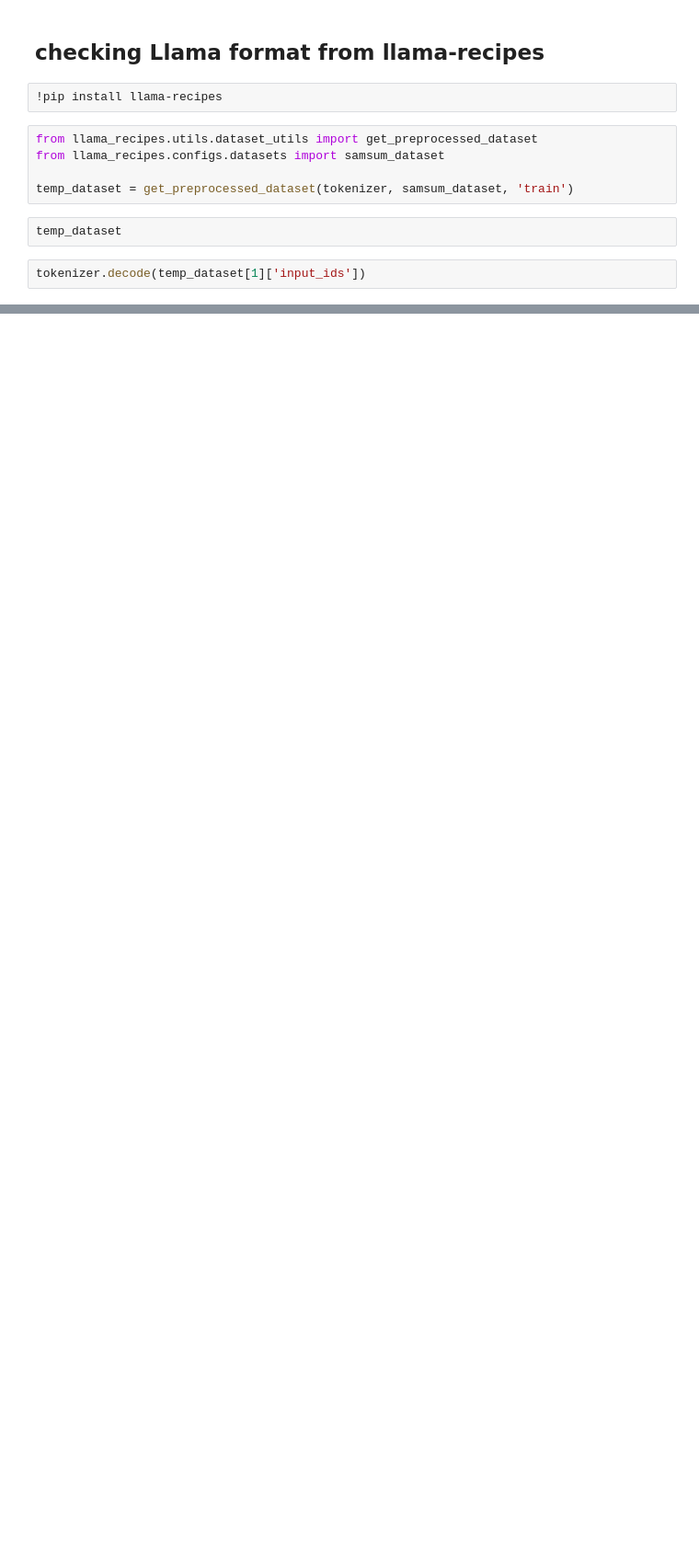
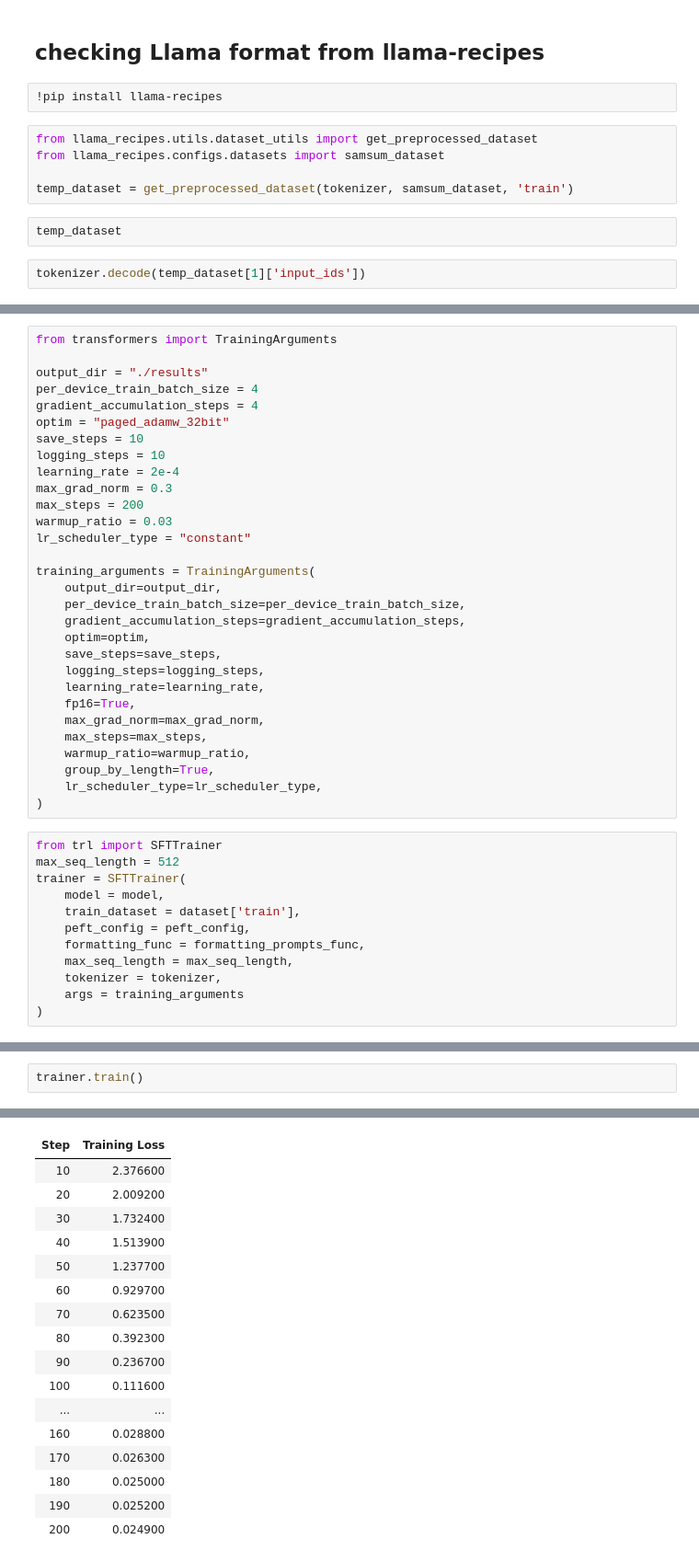
Before and after one commit to NischalSuresh/mentalHealth_chatbot, a Jupyter notebook: chatbot_finetune.ipynb, the cells around one changed output, grey strips where cells are left out. Shown at 92% size. Cells and saved outputs as stored; diff of their text form; blank space fills up the shorter version.

```diff
--- a/chatbot_finetune.ipynb
+++ b/chatbot_finetune.ipynb
@@ -101,0 +140,42 @@ tokenizer.decode(temp_dataset[1]['input_ids'])
+# %%
+from transformers import TrainingArguments
+
+output_dir = "./results"
+per_device_train_batch_size = 4
+gradient_accumulation_steps = 4
+optim = "paged_adamw_32bit"
+save_steps = 10
+logging_steps = 10
+learning_rate = 2e-4
+max_grad_norm = 0.3
+max_steps = 200
+warmup_ratio = 0.03
+lr_scheduler_type = "constant"
+
+training_arguments = TrainingArguments(
+    output_dir=output_dir,
+    per_device_train_batch_size=per_device_train_batch_size,
+    gradient_accumulation_steps=gradient_accumulation_steps,
+    optim=optim,
+    save_steps=save_steps,
+    logging_steps=logging_steps,
+    learning_rate=learning_rate,
+    fp16=True,
+    max_grad_norm=max_grad_norm,
+    max_steps=max_steps,
+    warmup_ratio=warmup_ratio,
+    group_by_length=True,
+    lr_scheduler_type=lr_scheduler_type,
+)
+# %%
+from trl import SFTTrainer
+max_seq_length = 512
+trainer = SFTTrainer(
+    model = model,
+    train_dataset = dataset['train'],
+    peft_config = peft_config,
+    formatting_func = formatting_prompts_func,
+    max_seq_length = max_seq_length,
+    tokenizer = tokenizer,
+    args = training_arguments
+)
@@ -101,0 +186,3 @@ tokenizer.decode(temp_dataset[1]['input_ids'])
+# %%
+trainer.train()
+# %% [output]
@@ -101,0 +198,17 @@ tokenizer.decode(temp_dataset[1]['input_ids'])
+| Step | Training Loss |
+| 10 | 2.376600 |
+| 20 | 2.009200 |
+| 30 | 1.732400 |
+| 40 | 1.513900 |
+| 50 | 1.237700 |
+| 60 | 0.929700 |
+| 70 | 0.623500 |
+| 80 | 0.392300 |
+| 90 | 0.236700 |
+| 100 | 0.111600 |
+| ... | ... |
+| 160 | 0.028800 |
+| 170 | 0.026300 |
+| 180 | 0.025000 |
+| 190 | 0.025200 |
+| 200 | 0.024900 |
```
Also changed, not shown: parts of 16 cells of this notebook.
